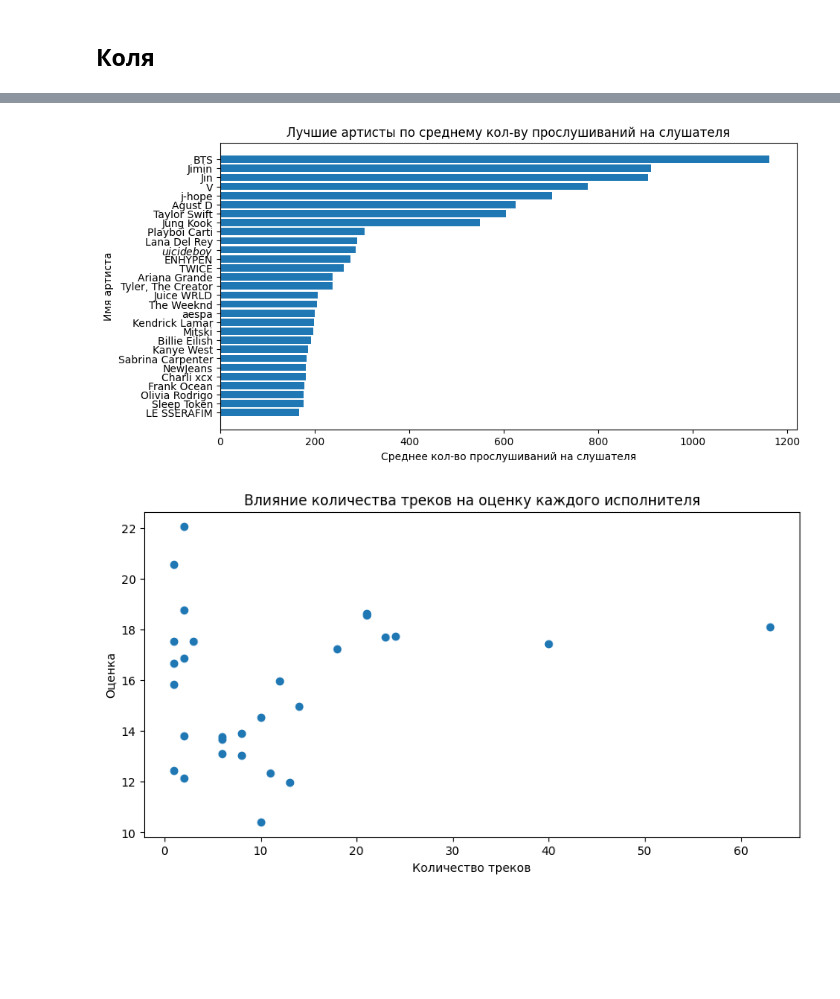
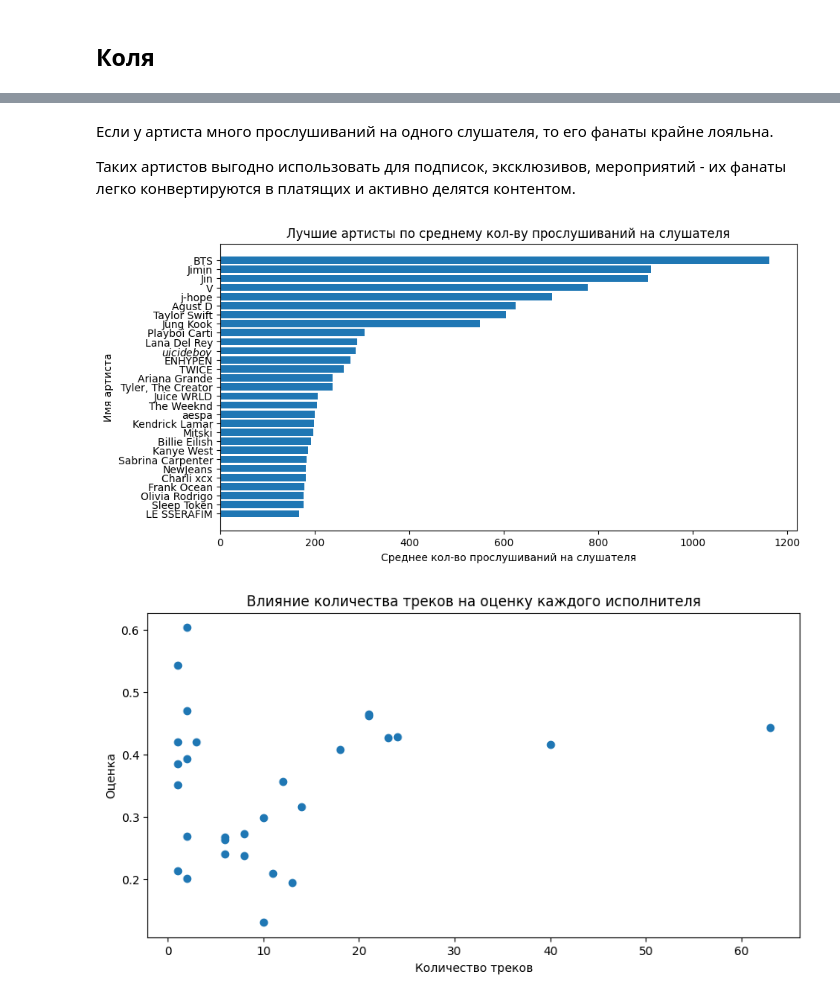
Before and after one commit to MatveiMatiukhin/Gp2_python, a Jupyter notebook: src/EDA/EDA.ipynb, the cells around one changed output, grey strips where cells are left out. Cells and saved outputs as stored; diff of their text form; code cells hidden in the pictures; blank space fills up the shorter version.

```diff
--- a/src/EDA/EDA.ipynb
+++ b/src/EDA/EDA.ipynb
@@ -364,3 +368,7 @@ df
+# %% [markdown]
+Если у артиста много прослушиваний на одного слушателя, то его фанаты крайне лояльна.
+
+Таких артистов выгодно использовать для подписок, эксклюзивов, мероприятий - их фанаты легко конвертируются в платящих и активно делятся контентом.
 # %%
 df["plays_per_listener"] = df["artist_playcount"] / df["artist_listeners"]
 agg = (
@@ -368,30 +376,26 @@ agg = (
       .agg(
           plays_per_listener=("plays_per_listener", "mean"),
           songs=("Song", "count"),
-          score=("Score", "mean")
+          score_norm=("Score_norm", "mean")
       )
       .reset_index()
 )
-# взял топ 10
 q = agg["plays_per_listener"].quantile(0.90)
-top_df = agg[agg["plays_per_listener"] >= q].sort_values("plays_per_listener", ascending=False)
-
-# === ПЕРВЫЙ ГРАФИК: Barplot ===
+top_df10 = agg[agg["plays_per_listener"] >= q].sort_values("plays_per_listener", ascending=True)
 plt.figure(figsize=(10,5))
-plt.barh(top_df["Artist"], top_df["plays_per_listener"])
+plt.barh(top_df10["Artist"], top_df10["plays_per_listener"])
 plt.xlabel("Среднее кол-во прослушиваний на слушателя")
 plt.ylabel("Имя артиста")
 plt.title("Лучшие артисты по среднему кол-ву прослушиваний на слушателя")
-plt.gca().invert_yaxis()   # чтобы сверху был лучший артист
 plt.show()
 # %% [output]
-[figure, old version]
+[figure, new version]
 # %%
 plt.figure(figsize=(10,5))
-plt.scatter(top_df["songs"], top_df["score"])
+plt.scatter(top_df10["songs"], top_df10["score_norm"])
 plt.xlabel("Количество треков")
 plt.ylabel("Оценка")
 plt.title("Влияние количества треков на оценку каждого исполнителя")
 plt.show()
 # %% [output]
-[figure, old version]
+[figure, new version]
```
Also changed, not shown: parts of 9 cells of this notebook.
